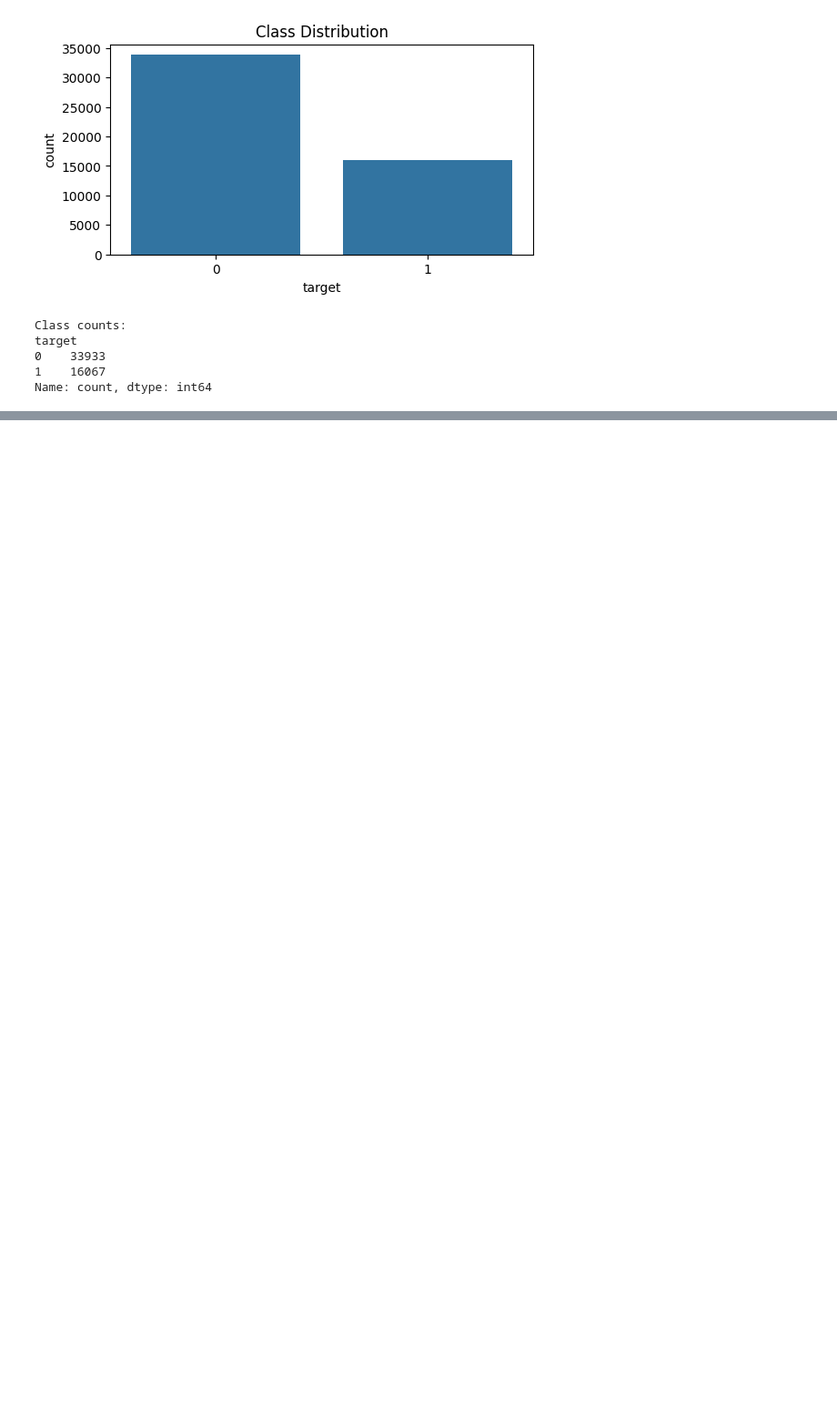
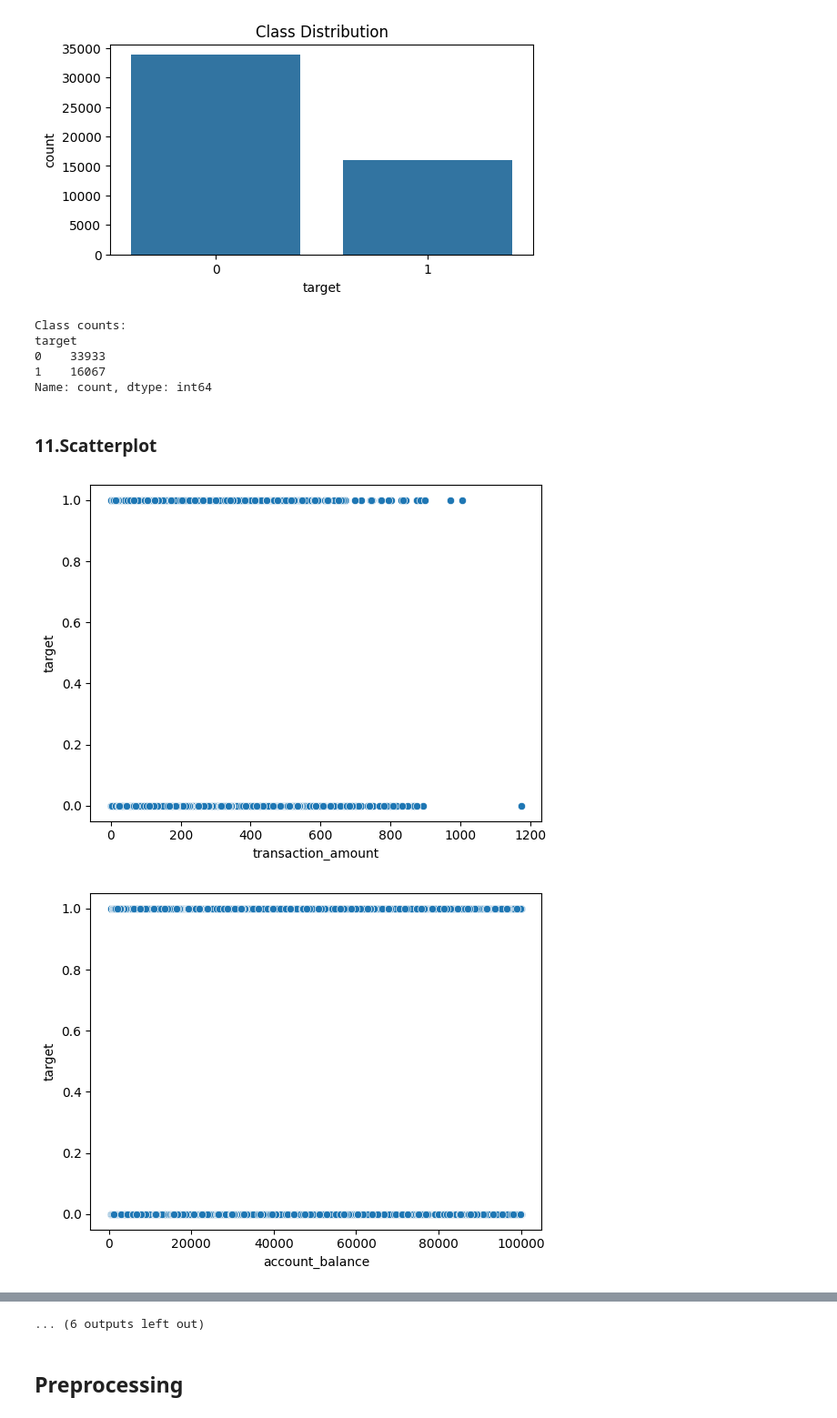
Before and after one commit to luunguyentankhai/ADY201m, a Jupyter notebook: preprocessing/data_cleaning.ipynb, the cells around one changed output, grey strips where cells are left out. Shown at 91% size. Cells and saved outputs as stored; diff of their text form; code cells hidden in the pictures; blank space fills up the shorter version.

Commit message:
feat: update TODO and add preprocessing stage

```diff
--- a/preprocessing/data_cleaning.ipynb
+++ b/preprocessing/data_cleaning.ipynb
@@ -259,3 +271,17 @@ target
 0    33933
 1    16067
 Name: count, dtype: int64
+# %% [markdown]
+### 11.Scatterplot
+# %%
+for i in ['transaction_amount', 'account_balance', 'daily_transaction_count',
+       'avg_transaction_amount_7d', 'failed_transaction_count_7d', 'card_age',
+       'transaction_distance', 'risk_score', 'ip_address_flag',
+       'previous_fraudulent_activity', 'is_weekend', 'feature_hour',
+       'feature_day_of_week', 'transaction_type', 'device_type', 'location',
+       'merchant_category', 'authentication_method']:
+    sns.scatterplot(data= df, x = i, y= 'target')
+    plt.show()
+# %% [output]
+[figure, added]
+[figure, added]
@@ -261,0 +298,3 @@ Name: count, dtype: int64
+... (6 outputs left out)
+# %% [markdown]
+## Preprocessing
```
Also changed, not shown: parts of 19 cells of this notebook.
